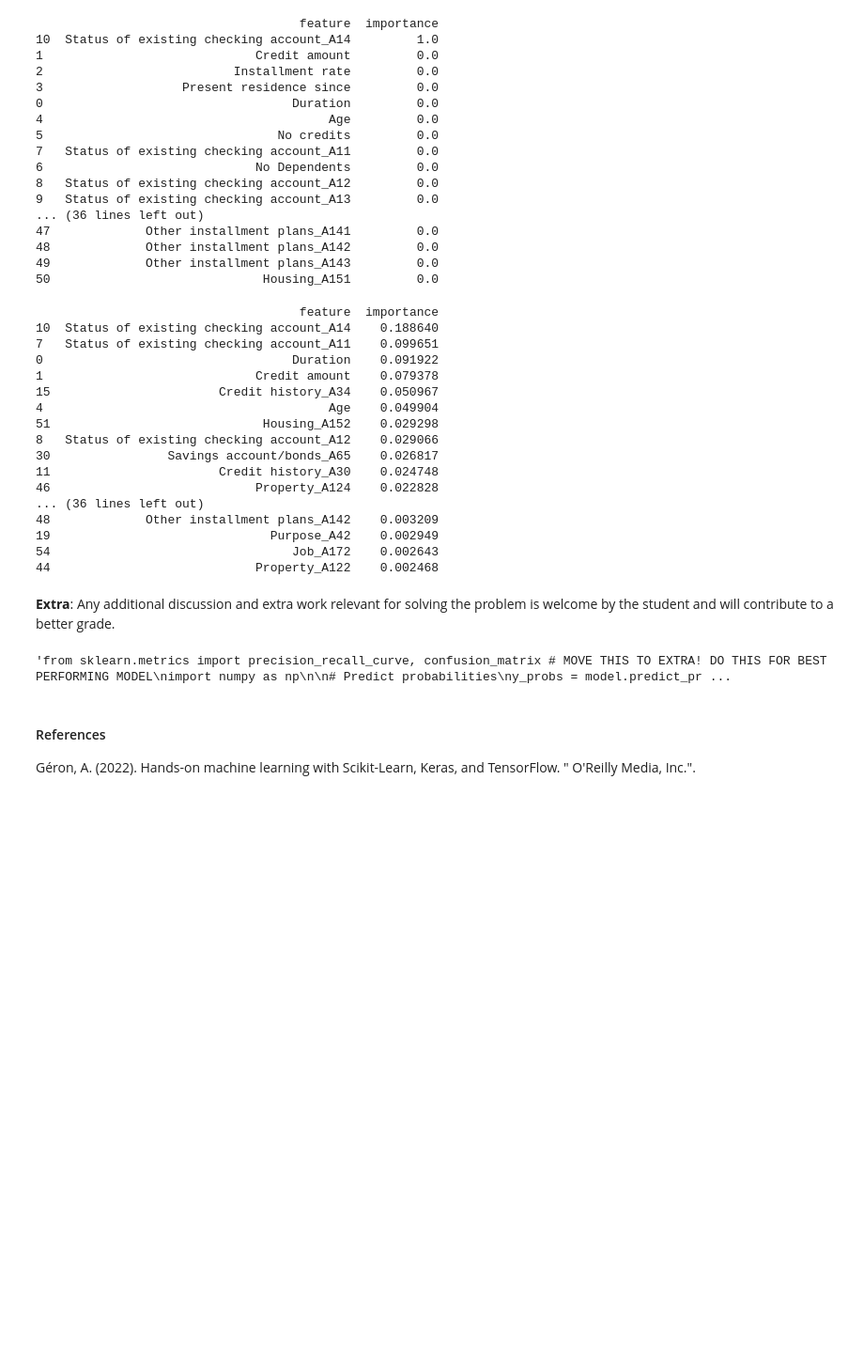
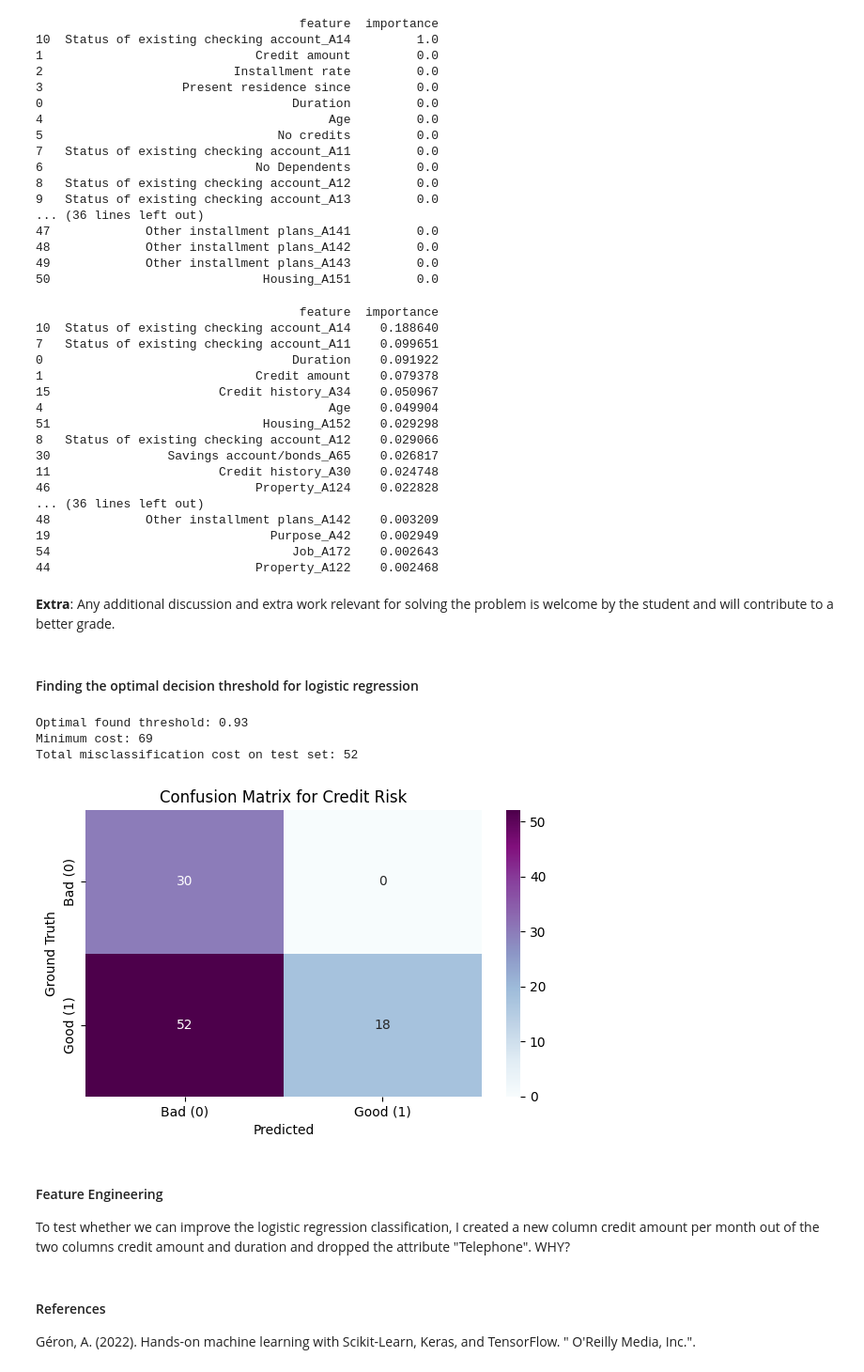
Before and after one commit to reascr/MSC-in-IT-and-Cognition, a Jupyter notebook: AppliedAI/First_assignment_dataset_2.ipynb, the cells around one changed output. Shown at 94% size. Drawn from its saved outputs; the diff is of its cells as text; code cells hidden in the pictures; blank space fills up the shorter version.

```diff
--- a/AppliedAI/First_assignment_dataset_2.ipynb
+++ b/AppliedAI/First_assignment_dataset_2.ipynb
@@ -503,6 +502,9 @@ plt.show()
 # %%
 import warnings
 warnings.filterwarnings("ignore")
+import optuna.logging
+optuna.logging.set_verbosity(optuna.logging.WARNING)
+
 import optuna
 from sklearn.tree import DecisionTreeClassifier, DecisionTreeRegressor
 
@@ -613,6 +598,8 @@ Total misclassification cost on test set: 56
 ### Random Forest Classifier
 # %%
 warnings.filterwarnings("ignore")
+optuna.logging.set_verbosity(optuna.logging.WARNING)
+
 from sklearn.ensemble import RandomForestClassifier
 from sklearn.metrics import confusion_matrix
 from sklearn.model_selection import train_test_split
@@ -813,32 +783,41 @@ print(feature_importances_dt_df_sorted[:-10])
 44                            Property_A122    0.002468
 # %% [markdown]
 **Extra**: Any additional discussion and extra work relevant for solving the problem is welcome by the student and will contribute to a better grade.
+# %% [markdown]
+#### Finding the optimal decision threshold for logistic regression
 # %%
 # reduce FPs by changing classification threshold
+y_probs = model.predict_proba(X_val_processed)[:, 1] # get the probabilities
 
-'''from sklearn.metrics import precision_recall_curve, confusion_matrix # MOVE THIS TO EXTRA! DO THIS FOR BEST PERFORMING MODEL
-import numpy as np
-
-# Predict probabilities
-y_probs = model.predict_proba(X_eval_processed)[:, 1]
-
-# Define thresholds to test
-thresholds = np.linspace(0, 1, 100)
-
+thresholds = np.linspace(0, 1, 100) # thresholds we want to test (between 0 and 1)
+#print(thresholds)
 costs = []
 
 for t in thresholds:
-    y_pred = (y_probs >= t).astype(int)
+    y_pred = (y_probs >= t).astype(int) # get the predicted
     tn, fp, fn, tp = confusion_matrix(y_eval, y_pred).ravel()
-    total_cost = 5 * fp + fn
-    costs.append(total_cost)
+    cost = (fp * 5) + (fn * 1)
+    costs.append(cost)
 
-# Find threshold with minimum cost
 optimal_idx = np.argmin(costs)
 optimal_threshold = thresholds[optimal_idx]
 min_cost = costs[optimal_idx]
 
-print(f"Optimal threshold: {optimal_threshold:.2f}")
-print(f"Minimum cost: {min_cost}")'''
+print(f"Optimal found threshold: {optimal_threshold:.2f}")
+print(f"Minimum cost: {min_cost}")
+
+# test on the test set and apply the new threshold
+y_probs_eval = model.predict_proba(X_eval_processed)[:, 1]
+y_pred = (y_probs_eval >= optimal_threshold).astype(int)
+
+cm = confusion_matrix(y_eval, y_pred)
+tn, fp, fn, tp = cm.ravel()
+total_cost = (fp * 5) + (fn * 1)
+
+print("Total misclassification cost on test set:", total_cost)
+plot_cm(cm)
 # %% [output]
-'from sklearn.metrics import precision_recall_curve, confusion_matrix # MOVE THIS TO EXTRA! DO THIS FOR BEST PERFORMING MODEL\nimport numpy as np\n\n# Predict probabilities\ny_probs = model.predict_pr ...
+Optimal found threshold: 0.93
+Minimum cost: 69
+Total misclassification cost on test set: 52
+[figure, added]
@@ -846,0 +824,4 @@ print(f"Minimum cost: {min_cost}")'''
+# %% [markdown]
+#### Feature Engineering
+
+To test whether we can improve the logistic regression classification, I created a new column credit amount per month out of the two columns credit amount and duration and dropped the attribute "Telephone". WHY?
```
Also changed, not shown: parts of 11 cells of this notebook.
